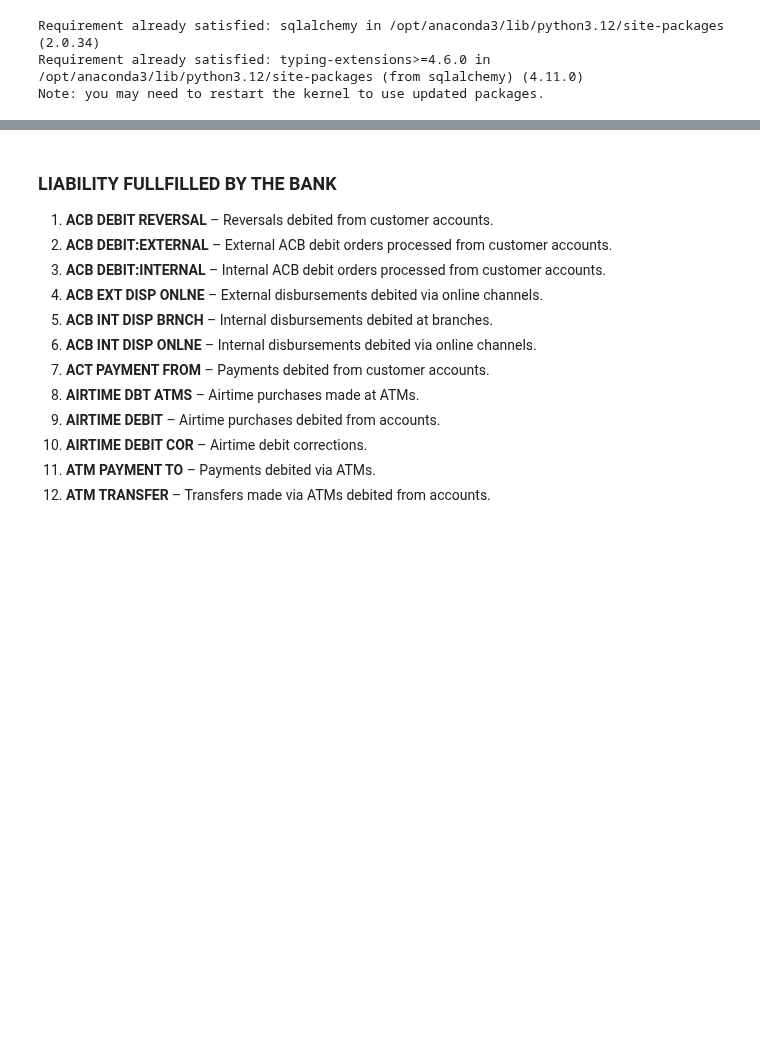
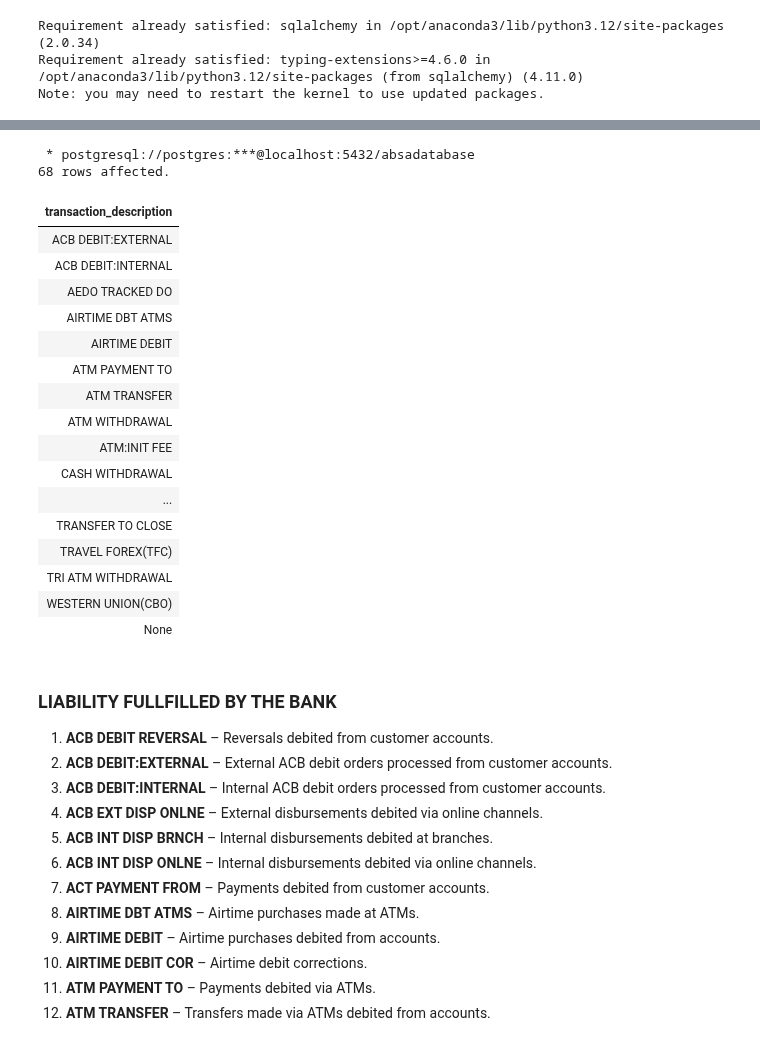
Before and after one commit to The-DigitalAcademy/EXPLORING-ABSA-DATASETS, a Jupyter notebook: Liability_Fulfilled.ipynb, the cells around one changed output, grey strips where cells are left out. Drawn from its saved outputs; the diff is of its cells as text; code cells hidden in the pictures; blank space fills up the shorter version.

```diff
--- a/Liability_Fulfilled.ipynb
+++ b/Liability_Fulfilled.ipynb
@@ -30,6 +30,36 @@ from sqlalchemy import create_engine
 %config SqlMagic.style = '_DEPRECATED_DEFAULT'
 # %%
 %sql postgresql://postgres:@localhost:5432/absadatabase
+# %%
+%%sql
+SELECT DISTINCT
+    transaction_description
+FROM
+    transactiondata
+WHERE
+    amt < 0
+ORDER BY
+    transaction_description;
+# %% [output]
+ * postgresql://postgres:***@localhost:5432/absadatabase
+68 rows affected.
+| transaction_description |
+| ACB DEBIT:EXTERNAL |
+| ACB DEBIT:INTERNAL |
+| AEDO TRACKED DO |
+| AIRTIME DBT ATMS |
+| AIRTIME DEBIT |
+| ATM PAYMENT TO |
+| ATM TRANSFER |
+| ATM WITHDRAWAL |
+| ATM:INIT FEE |
+| CASH WITHDRAWAL |
+| ... |
+| TRANSFER TO CLOSE |
+| TRAVEL FOREX(TFC) |
+| TRI ATM WITHDRAWAL |
+| WESTERN UNION(CBO) |
+| None |
 # %% [markdown]
 ### LIABILITY FULLFILLED BY THE BANK
 
```
Also changed, not shown: 1 other file.
